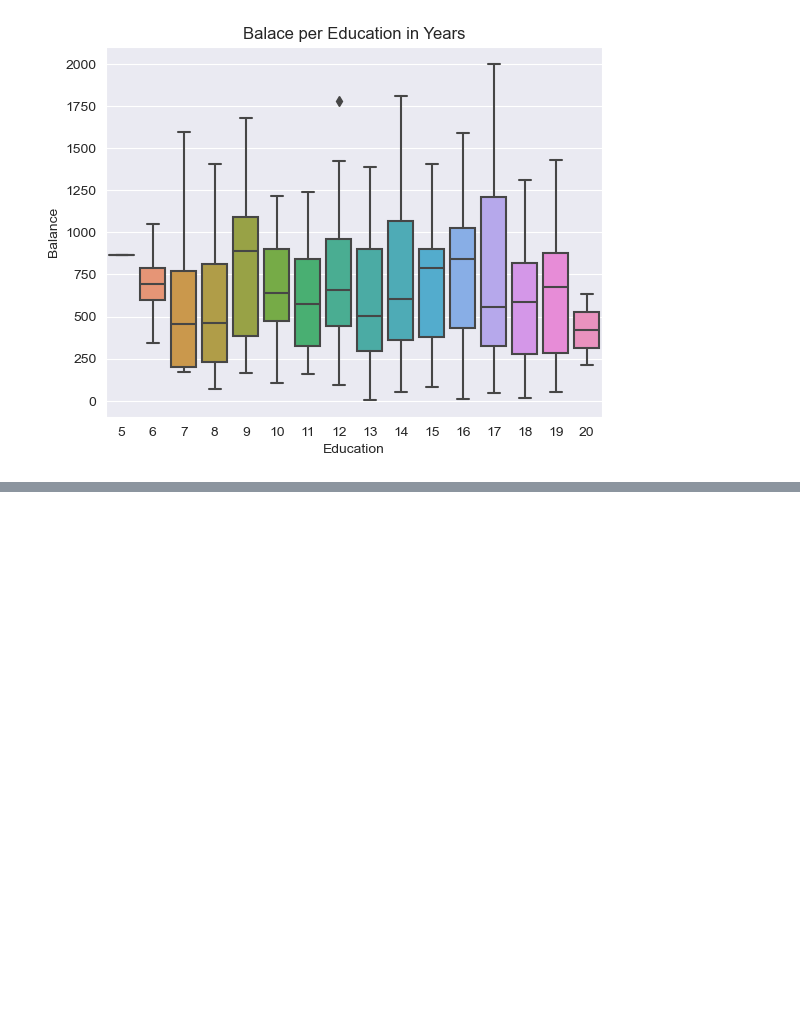
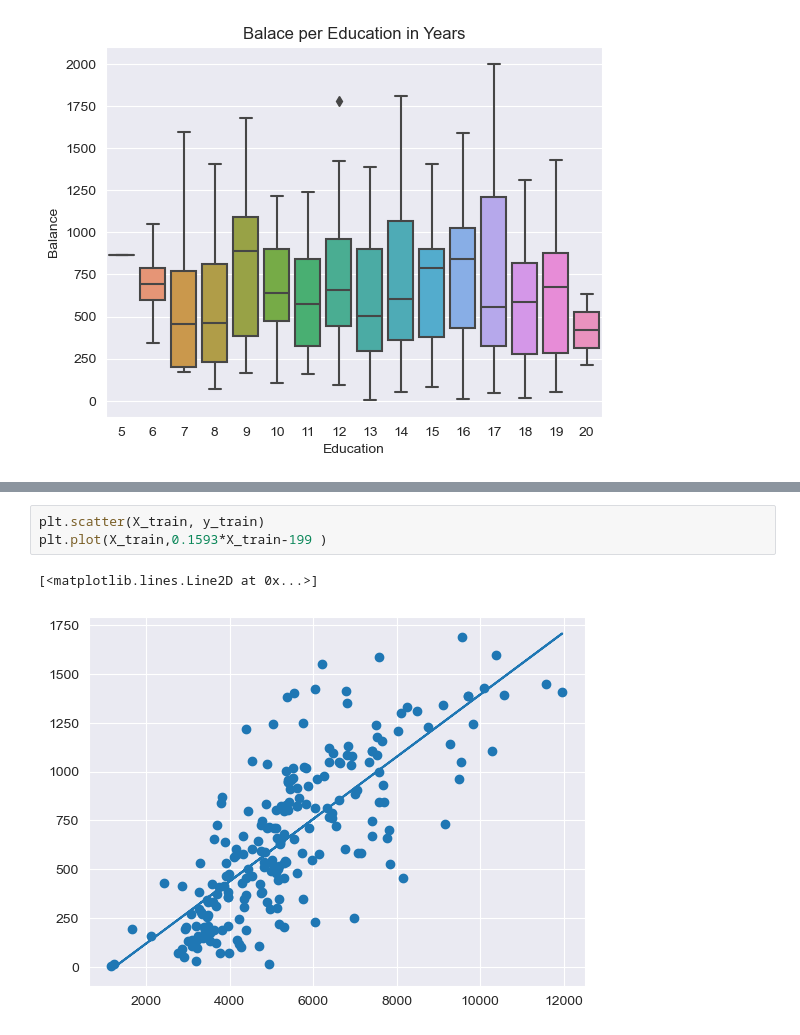
Before and after one commit to geoclaudsch/DASC-2024, a Jupyter notebook: VL_02-EDA/task/uebung2.ipynb, the cells around one changed output, grey strips where cells are left out. Cells and saved outputs as stored; diff of their text form; blank space fills up the shorter version.

```diff
--- a/VL_02-EDA/task/uebung2.ipynb
+++ b/VL_02-EDA/task/uebung2.ipynb
@@ -139,0 +194,6 @@ sns.jointplot(y='Balance',x='Income',data=df)
+# %%
+plt.scatter(X_train, y_train)
+plt.plot(X_train,0.1593*X_train-199 )
+# %% [output]
+[<matplotlib.lines.Line2D at 0x...>]
+[figure, added]
```
Also changed, not shown: parts of 28 cells of this notebook.
